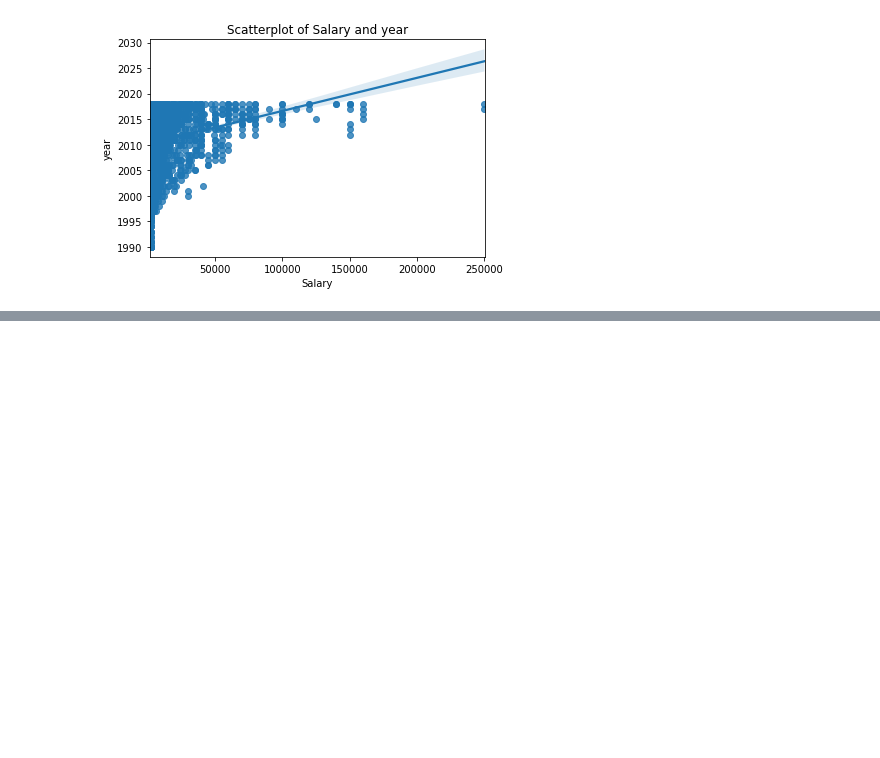
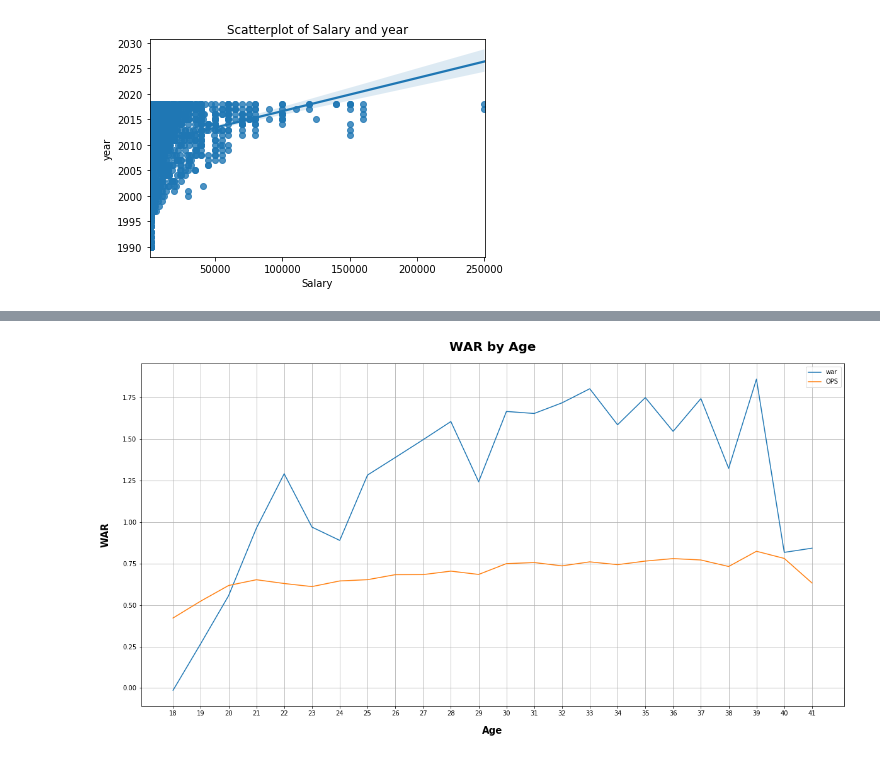
Before and after one commit to kkalkkkal/Datathon_KBO, a Jupyter notebook: KBO_hspark.ipynb, the cells around one changed output, grey strips where cells are left out. Cells and saved outputs as stored; diff of their text form; code cells hidden in the pictures; blank space fills up the shorter version.

```diff
--- a/KBO_hspark.ipynb
+++ b/KBO_hspark.ipynb
@@ -324,0 +380,6 @@ Text(0, 0.5, 'year')
+# %%
+y_war = df.groupby('age').war.mean()
+x_age = df.groupby('age')
+#print(y_war)
+y_ops = df.groupby('age').OPS.mean()
+print(y_ops)
@@ -324,0 +404,15 @@ Text(0, 0.5, 'year')
+# %%
+ax= plt.subplots(figsize=(20,10))
+ax = y_war.plot.line()
+ax = y_ops.plot.line()
+
+ax.set_title('WAR by Age', pad=20, fontdict={'weight': 'bold', 'size': 20})
+ax.set_xlabel('Age', labelpad=15, fontdict={'weight': 'bold', 'size': 15})
+ax.set_ylabel('WAR', labelpad=20, fontdict={'weight': 'bold', 'size': 15})
+
+plt.xticks(np.arange(18, 42))
+plt.grid()
+plt.legend()
+plt.show()
+# %% [output]
+[figure, added]
```
Also changed, not shown: parts of 13 cells of this notebook.
